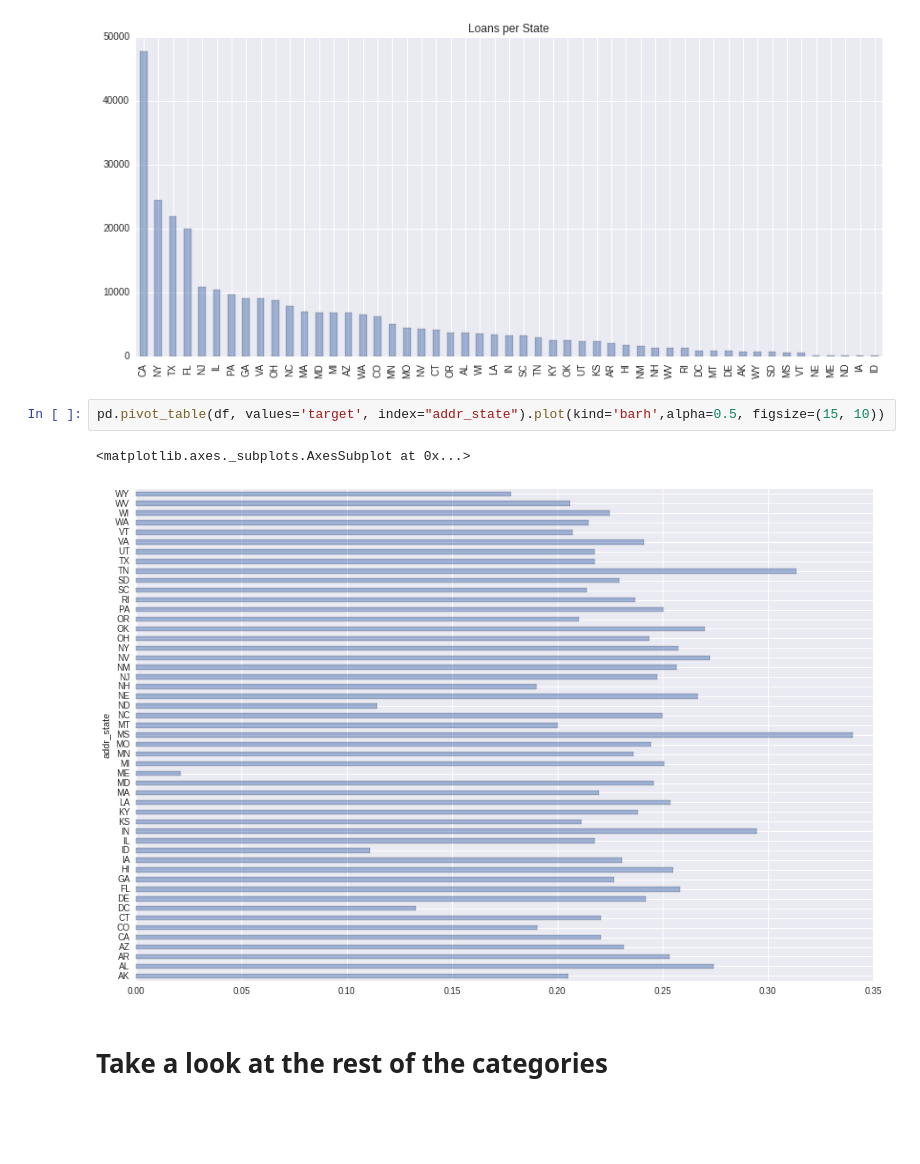
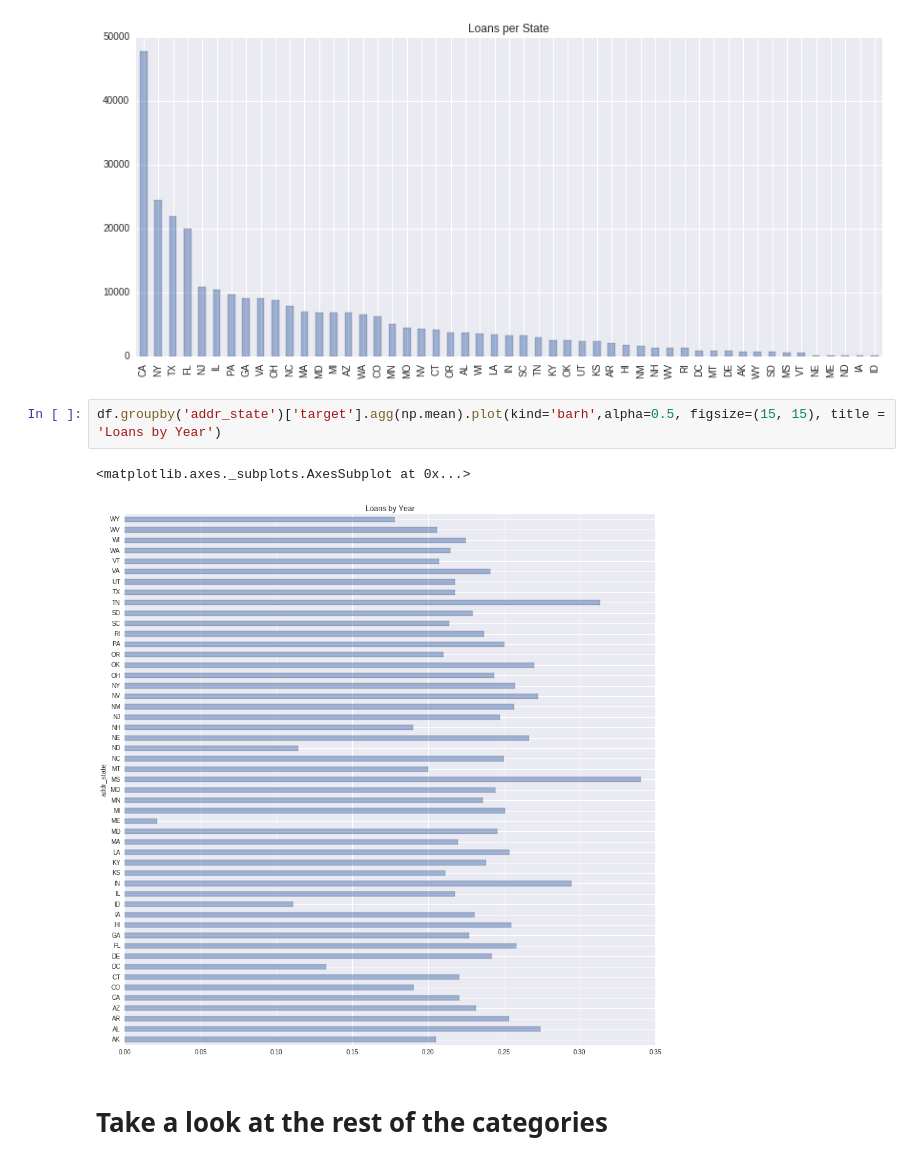
Before and after one commit to RenNY123/Loan, a Jupyter notebook: Loan.ipynb, the cells around one changed output. Saved outputs shown, nothing was run; the diff lists cells and outputs as text; blank space fills up the shorter version.

```diff
--- a/Loan.ipynb
+++ b/Loan.ipynb
@@ -190,10 +179,10 @@ state_count.plot(kind = 'bar', alpha=0.5, figsize=(14,6), title = 'Loans per Sta
 <matplotlib.axes._subplots.AxesSubplot at 0x...>
 [figure]
 # %%
-pd.pivot_table(df, values='target', index="addr_state").plot(kind='barh',alpha=0.5, figsize=(15, 10))
+df.groupby('addr_state')['target'].agg(np.mean).plot(kind='barh',alpha=0.5, figsize=(15, 15), title = 'Loans by Year')
 # %% [output]
 <matplotlib.axes._subplots.AxesSubplot at 0x...>
-[figure, old version]
+[figure, new version]
 # %% [markdown]
 # Take a look at the rest of the categories
 # %%
```
Also changed, not shown: parts of 40 cells of this notebook.
